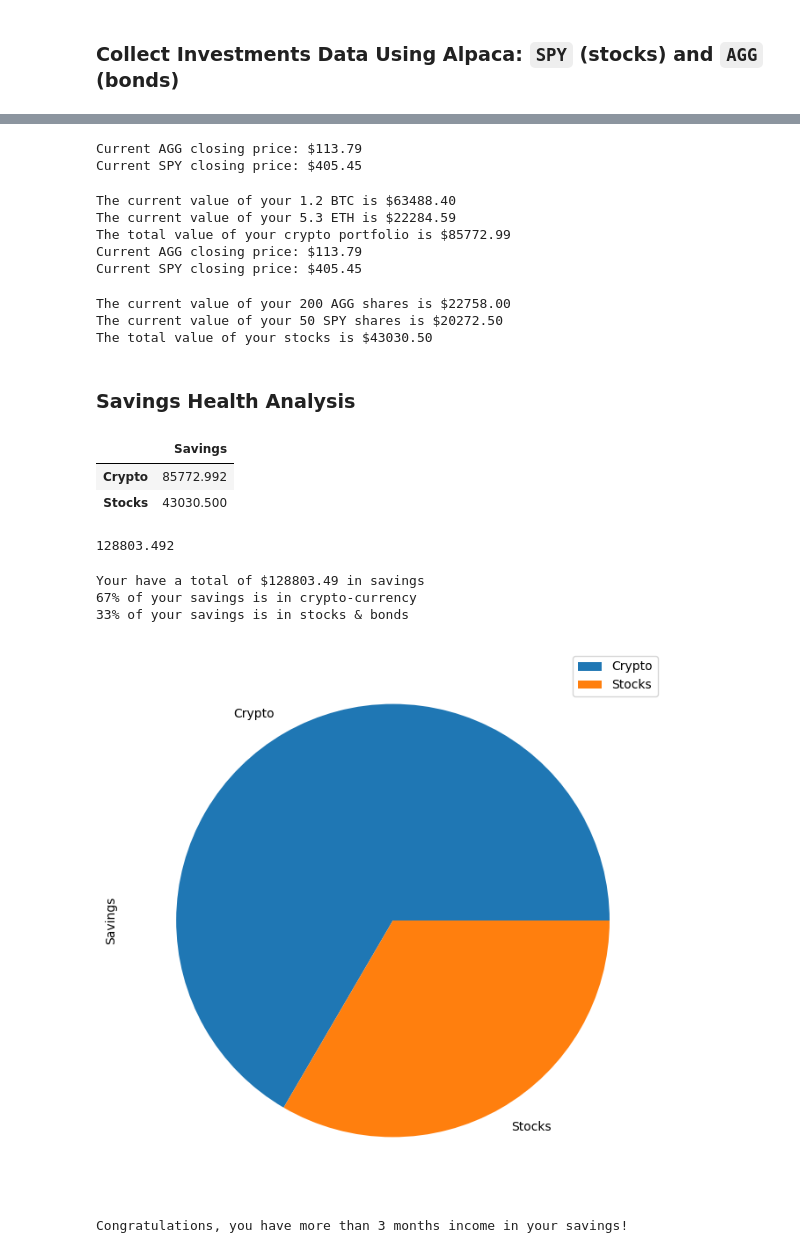
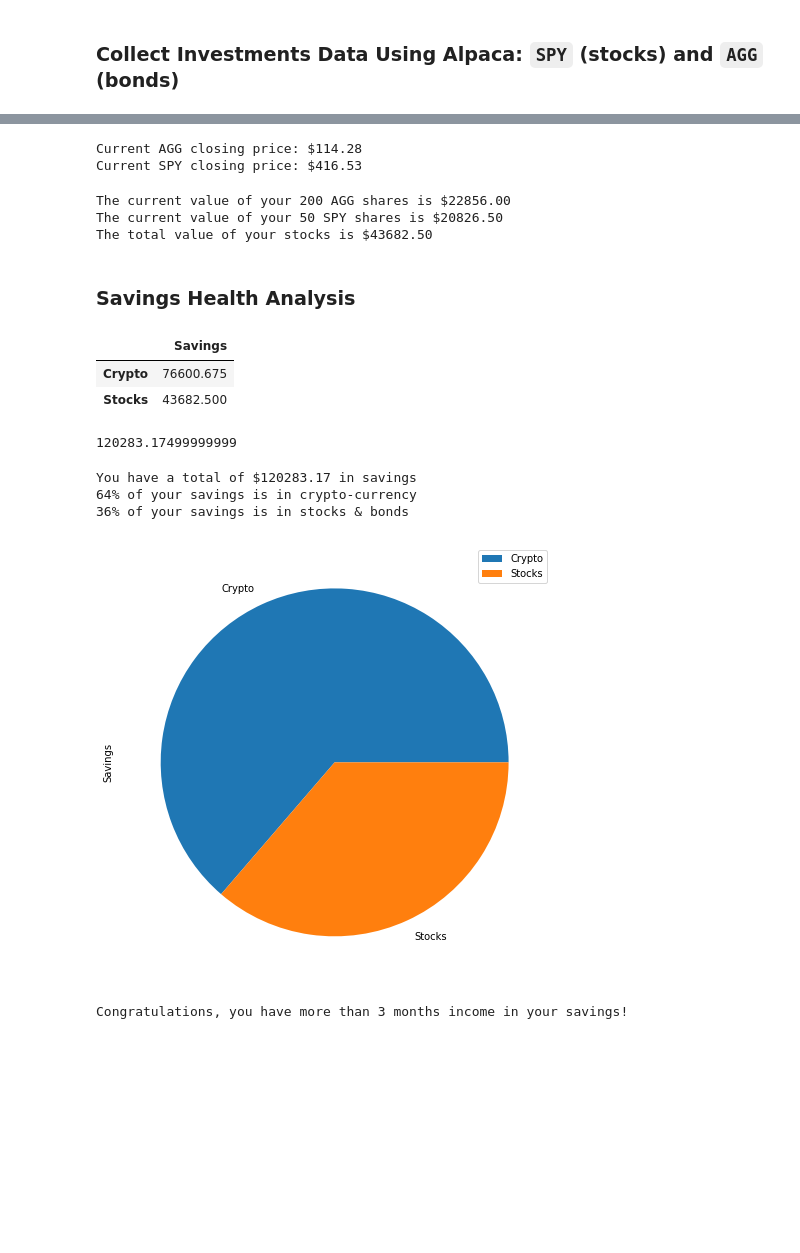
Before and after one commit to jdfwsp/financial_planning, a Jupyter notebook: financial-planner.ipynb, the cells around one changed output, grey strips where cells are left out. Saved outputs shown, nothing was run; the diff lists cells and outputs as text; code cells hidden in the pictures; blank space fills up the shorter version.

```diff
--- a/financial-planner.ipynb
+++ b/financial-planner.ipynb
@@ -96,8 +94,8 @@ tickers = ["AGG", "SPY"]
 timeframe = "1D"
 
 # Get current closing prices for SPY and AGG
-start = pd.Timestamp(today, tz = 'US/Pacific').isoformat()
-end = pd.Timestamp(today, tz = 'US/Pacific').isoformat()
+start = pd.Timestamp('2021-05-14', tz = 'US/Pacific').isoformat()
+end = pd.Timestamp('2021-05-14', tz = 'US/Pacific').isoformat()
 spy_agg = alpaca.get_barset(tickers, timeframe, start = start, end = end).df
 
 # Preview DataFrame
@@ -121,19 +119,8 @@ final_rpt.append(stock_price_rpt)
 for i in stock_price_rpt:
     print(i)
 # %% [output]
-Current AGG closing price: $113.79
-Current SPY closing price: $405.45
+Current AGG closing price: $114.28
+Current SPY closing price: $416.53
-# %%
-
-for i in final_rpt:
-    for j in i:
-        print(j)
-# %% [output]
-The current value of your 1.2 BTC is $63488.40
-The current value of your 5.3 ETH is $22284.59
-The total value of your crypto portfolio is $85772.99
-Current AGG closing price: $113.79
-Current SPY closing price: $405.45
 # %%
 # Compute the current value of shares
 my_spy_value = my_spy * spy_close_price
@@ -150,9 +137,9 @@ final_rpt.append(shares_rpt)
 for i in shares_rpt:
     print(i)
 # %% [output]
-The current value of your 200 AGG shares is $22758.00
-The current value of your 50 SPY shares is $20272.50
-The total value of your stocks is $43030.50
+The current value of your 200 AGG shares is $22856.00
+The current value of your 50 SPY shares is $20826.50
+The total value of your stocks is $43682.50
 # %% [markdown]
 ### Savings Health Analysis
 # %%
@@ -167,25 +154,24 @@ display(df_savings)
 print(total_savings)
 # %% [output]
 |  | Savings |
-| Crypto | 85772.992 |
-| Stocks | 43030.500 |
+| Crypto | 76600.675 |
+| Stocks | 43682.500 |
-128803.492
+120283.17499999999
 # %%
 # Plot savings pie chart
 df_savings.plot.pie(y = 'Savings', figsize = (8, 8))
 plt.savefig('Images/pie.png')
 pie_rpt = (f'You have a total of ${total_savings:0.2f} in savings')
 pct_crypto_rpt = (f'{((my_crypto_total / total_savings) * 100):0.0f}% of your savings is in crypto-currency')
 pct_stocks_rpt = (f'{((my_stocks_total / total_savings) * 100):0.0f}% of your savings is in stocks & bonds')
 savings_rpt = [pie_rpt, pct_crypto_rpt, pct_stocks_rpt]
 for i in savings_rpt:
     print(i)
-savings_rpt.append('![Savings Pie Chart](Images/pie.png)')
 # %% [output]
-Your have a total of $128803.49 in savings
-67% of your savings is in crypto-currency
-33% of your savings is in stocks & bonds
+You have a total of $120283.17 in savings
+64% of your savings is in crypto-currency
+36% of your savings is in stocks & bonds
-[figure, old version]
+[figure, new version]
 # %%
 # Set ideal emergency fund
 emergency_fund = monthly_income * 3
```
Also changed, not shown: parts of 25 cells of this notebook, 7 other files.
